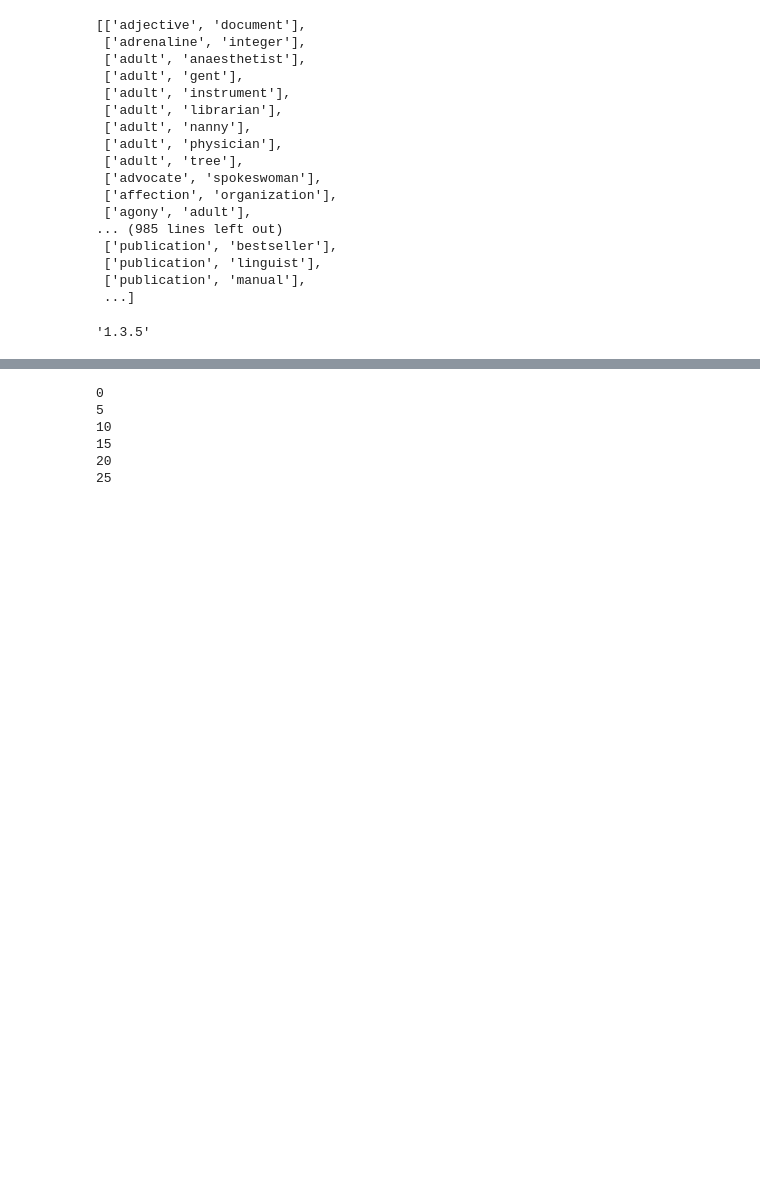
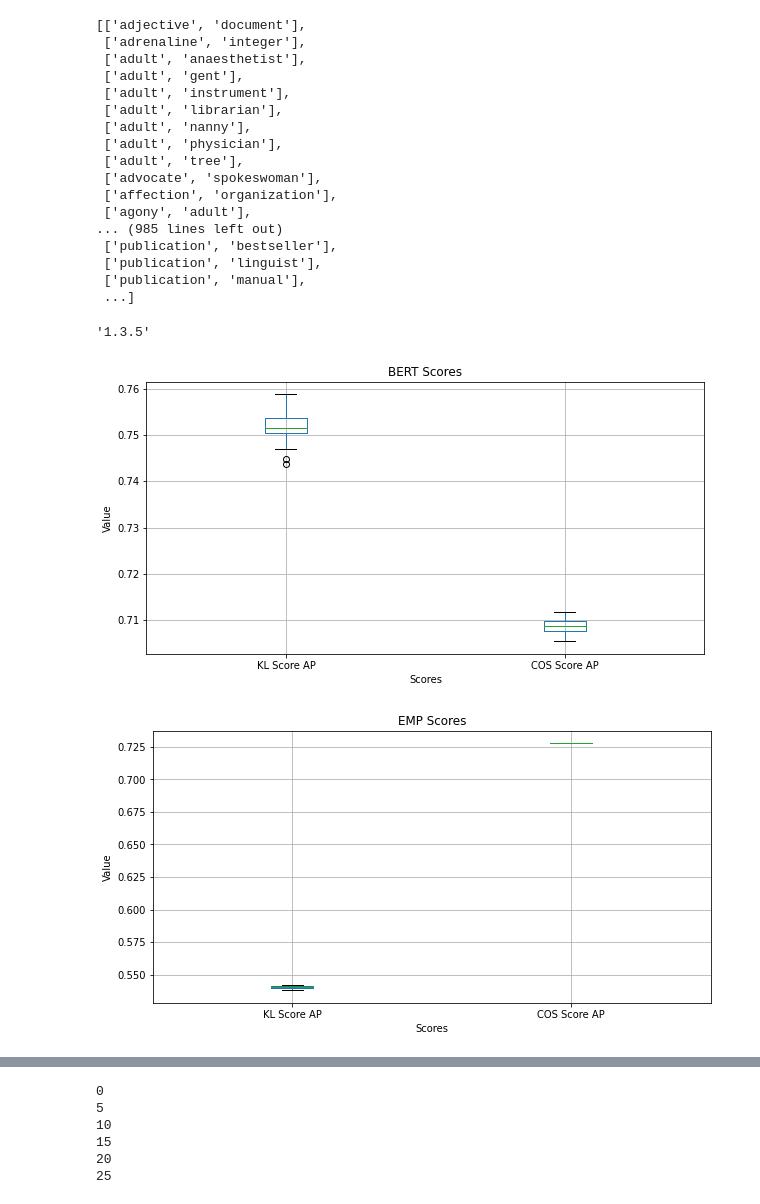
Before and after one commit to roritol/Bachelor-thesis, a Jupyter notebook: jupyter_notebook/Pipeline_Bert_Baroni.ipynb, the cells around one changed output, grey strips where cells are left out. Saved outputs shown, nothing was run; the diff lists cells and outputs as text; code cells hidden in the pictures; blank space fills up the shorter version.

Commit message:
import files

```diff
--- a/jupyter_notebook/Pipeline_Bert_Baroni.ipynb
+++ b/jupyter_notebook/Pipeline_Bert_Baroni.ipynb
@@ -326,3 +326,50 @@ embavg = torch.load('../data_distrembed/onetenth_vocab.embavg.pt')
 pd.__version__
 # %% [output]
 '1.3.5'
+# %%
+import pickle5 as pickle
+df = pd.DataFrame[]
+
+for j in tqdm(range(1,6)):
+    for i in tqdm(range(5,26,5)):
+        with open(f'../data_shared/fixed/df_AP{i}_Falsenum{j}.pickle', 'rb') as f:
+            df1 = pickle.load(f)
+        pd.merge([df, df1])
+# %%
+import pickle5 as pickle
+import pandas as pd
+from tqdm import tqdm
+import matplotlib.pyplot as plt
+
+# Initialize an empty dataframe to store the merged data
+df = pd.DataFrame()
+
+# Loop through the pickled files and merge them
+for j in tqdm(range(1,6)):
+    for i in range(5,26,5):
+        with open(f'../data_shared/fixed/df_AP{i}_Falsenum{j}.pickle', 'rb') as f:
+            df1 = pickle.load(f)
+        df = pd.concat([df, df1])
+
+# Split the dataframe into separate dataframes for BERT and EMP scores
+df_bert = df[df['Max Context'].str.contains("BERT")]
+df_emp = df[df['Max Context'].str.contains("EMP")]
+
+# Create a boxplot for the BERT scores
+plt.figure(figsize=(10,5))
+df_bert.boxplot(column=['KL Score AP', 'COS Score AP'])
+plt.title("BERT Scores")
+plt.xlabel("Scores")
+plt.ylabel("Value")
+plt.show()
+
+# Create a boxplot for the EMP scores
+plt.figure(figsize=(10,5))
+df_emp.boxplot(column=['KL Score AP', 'COS Score AP'])
+plt.title("EMP Scores")
+plt.xlabel("Scores")
+plt.ylabel("Value")
+plt.show()
+# %% [output]
+[figure, added]
+[figure, added]
```
Also changed, not shown: parts of 3 cells of this notebook, 4 other files.
